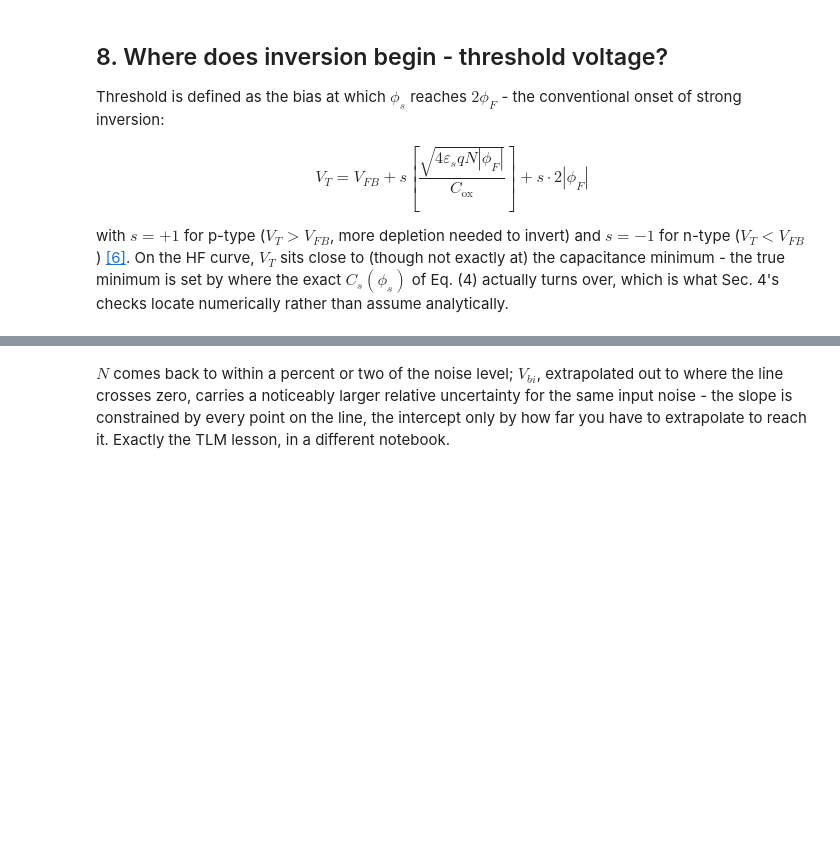
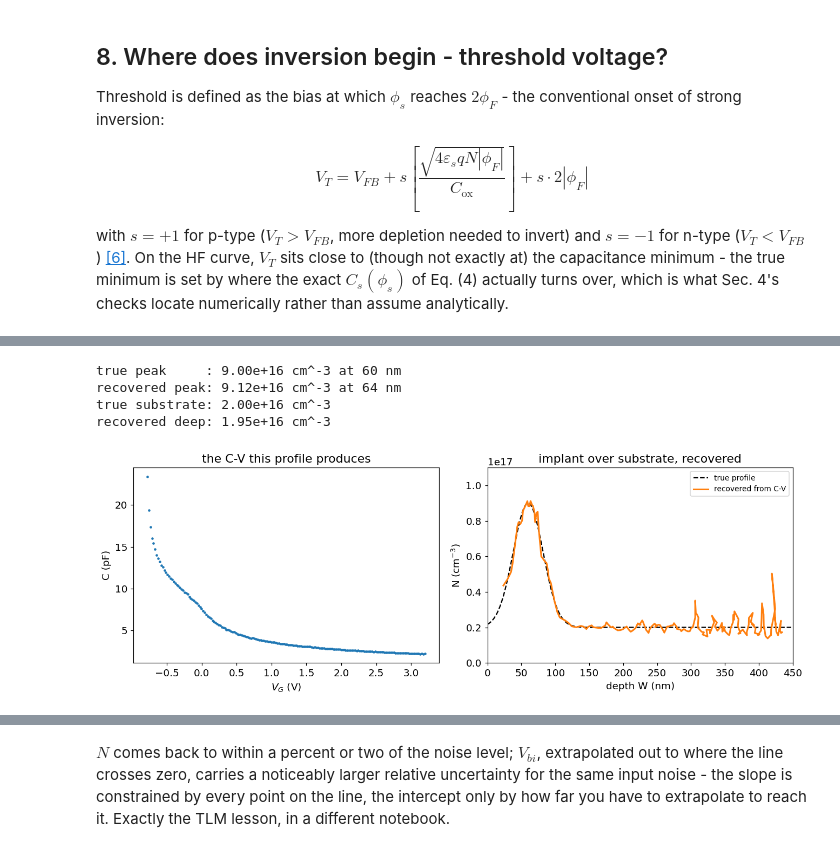
Before and after one commit to Oxford-eMat-Lab/semiconductor-characterisation, a Jupyter notebook: CGV/cgv_analysis.ipynb, the cells around one changed output, grey strips where cells are left out. Saved outputs shown, nothing was run; the diff lists cells and outputs as text; code cells hidden in the pictures; blank space fills up the shorter version.

```diff
--- a/CGV/cgv_analysis.ipynb
+++ b/CGV/cgv_analysis.ipynb
@@ -494,0 +516,44 @@ to a few Debye lengths, no matter how clean the measurement.
+# %%
+# a Gaussian implant sitting on a lightly doped substrate
+depth = np.linspace(0, 6e-5, 8000)            # 0 - 600 nm, in cm
+Rp, dRp = 6e-6, 2.2e-6                        # 60 nm projected range, 22 nm straggle
+N_sub, N_peak = 2e16, 7e16
+N_profile = N_sub + N_peak*np.exp(-0.5*((depth - Rp)/dRp)**2)
+
+V_nu, C_nu = cgv.cv_from_depth_profile(depth, N_profile, area_cm2, tox_nm,
+                                       'p', VFB2)
+
+# sample it the way an instrument would, and add 0.5% noise
+V_meas = np.linspace(V_nu.min() + 0.02, min(V_nu.max(), VFB2 + 4.0), 180)
+C_meas = np.interp(V_meas, V_nu, C_nu)
+C_meas = C_meas*(1 + np.random.default_rng(2).normal(0, 0.005, C_meas.shape))
+
+W_ex, N_ex = cgv.doping_profile_from_cv(V_meas, C_meas, area_cm2,
+                                        cox_F=Cox, smooth=True)
+
+fig, ax = plt.subplots(1, 2, figsize=(12, 4.6))
+ax[0].plot(V_meas, C_meas*1e12, '.', ms=4, color='C0')
+ax[0].set_xlabel(r'$V_G$ (V)'); ax[0].set_ylabel('C (pF)')
+ax[0].set_title('the C-V this profile produces')
+
+ok = np.isfinite(N_ex) & np.isfinite(W_ex) & (W_ex > 1.5e-6)
+ax[1].plot(depth*1e7, N_profile, 'k--', lw=1.5, label='true profile')
+ax[1].plot(W_ex[ok]*1e7, N_ex[ok], lw=2, color='C1', label='recovered from C-V')
+ax[1].set_xlim(0, 450); ax[1].set_ylim(0, 1.1e17)
+ax[1].set_xlabel('depth W (nm)'); ax[1].set_ylabel(r'N (cm$^{-3}$)')
+ax[1].set_title('implant over substrate, recovered')
+ax[1].legend(fontsize=9)
+plt.tight_layout()
+plt.show()
+
+pk = W_ex[ok][np.argmax(N_ex[ok])]
+print(f"true peak     : {N_profile.max():.2e} cm^-3 at {Rp*1e7:.0f} nm")
+print(f"recovered peak: {np.nanmax(N_ex[ok]):.2e} cm^-3 at {pk*1e7:.0f} nm")
+print(f"true substrate: {N_sub:.2e} cm^-3")
+print(f"recovered deep: {np.nanmedian(N_ex[ok][W_ex[ok] > 2.5e-5]):.2e} cm^-3")
+# %% [output]
+true peak     : 9.00e+16 cm^-3 at 60 nm
+recovered peak: 9.12e+16 cm^-3 at 64 nm
+true substrate: 2.00e+16 cm^-3
+recovered deep: 1.95e+16 cm^-3
+[figure, added]
```
Also changed, not shown: parts of 34 cells of this notebook, 3 other files.
